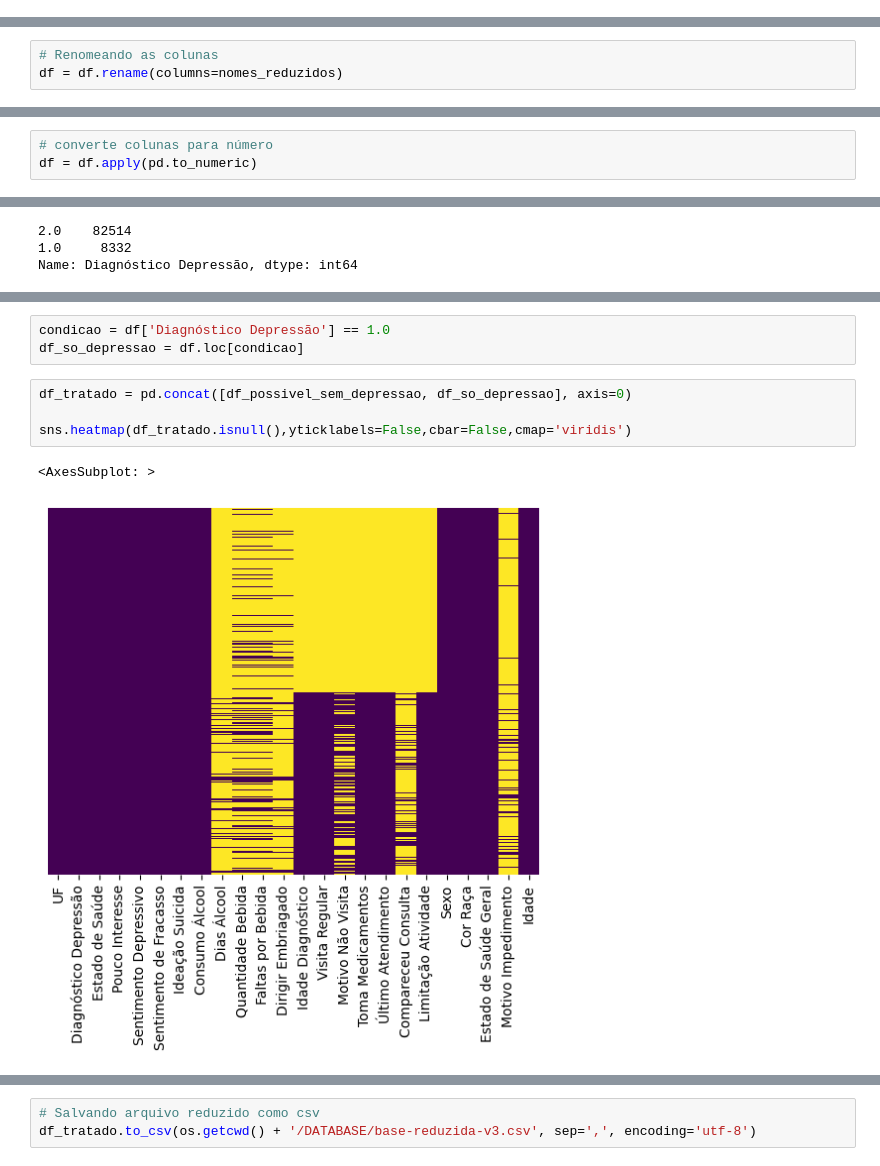
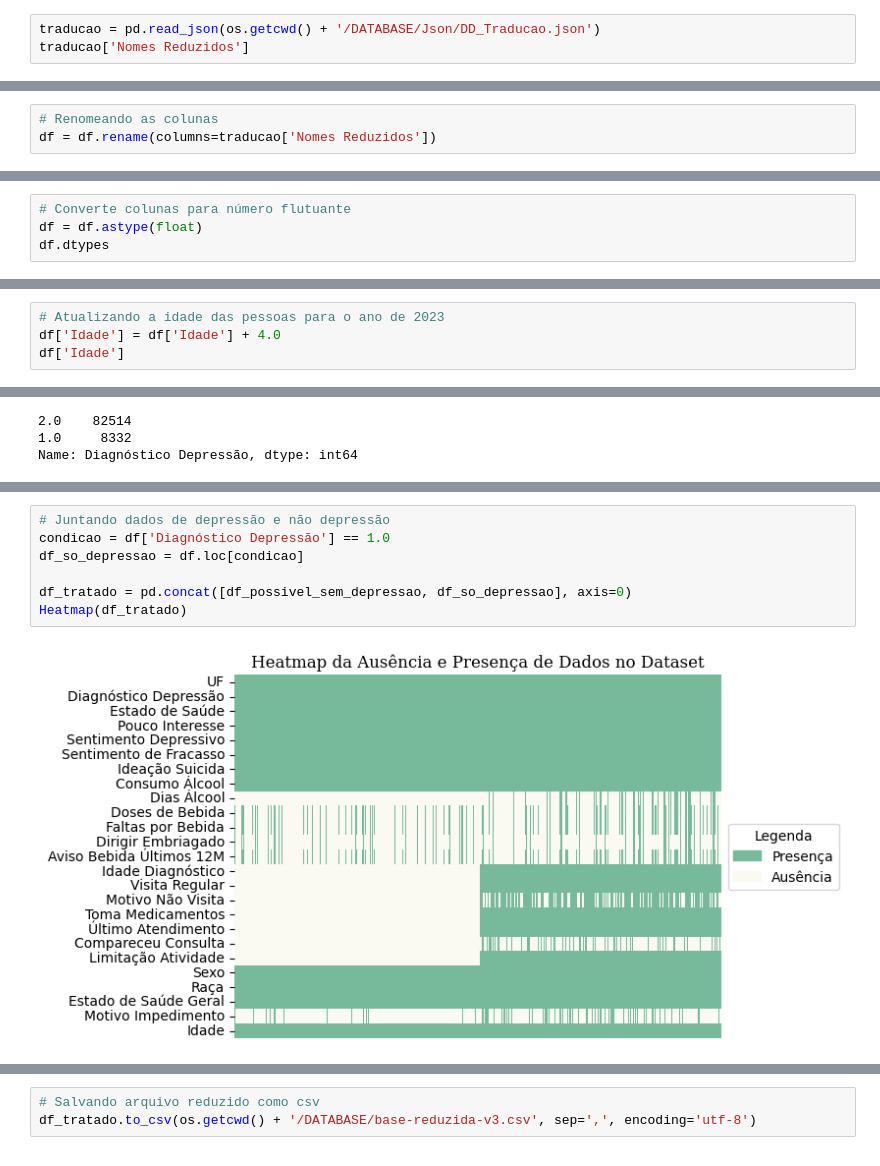
Before and after one commit to Pabloprado-png/TCC-Depressao, a Jupyter notebook: Tratamento e Redução da base V2.ipynb, the cells around one changed output, grey strips where cells are left out. Cells and saved outputs as stored; diff of their text form.

```diff
--- a/Tratamento e Redução da base V2.ipynb
+++ b/Tratamento e Redução da base V2.ipynb
@@ -93,0 +63,3 @@ nomes_reduzidos = {
+# %%
+traducao = pd.read_json(os.getcwd() + '/DATABASE/Json/DD_Traducao.json')
+traducao['Nomes Reduzidos']
@@ -94,4 +84,4 @@ nomes_reduzidos = {
 # %%
 # Renomeando as colunas
-df = df.rename(columns=nomes_reduzidos)
+df = df.rename(columns=traducao['Nomes Reduzidos'])
 # %%
@@ -103,3 +122,4 @@ sns.heatmap(df.isnull(),yticklabels=False,cbar=False,cmap='viridis')
 # %%
-# converte colunas para número
-df = df.apply(pd.to_numeric)
+# Converte colunas para número flutuante
+df = df.astype(float)
+df.dtypes
@@ -109,0 +144,4 @@ df.shape
+# %%
+# Atualizando a idade das pessoas para o ano de 2023
+df['Idade'] = df['Idade'] + 4.0
+df['Idade']
@@ -154,10 +193,9 @@ df_possivel_sem_depressao.shape
-# %%
-condicao = df['Diagnóstico Depressão'] == 1.0
-df_so_depressao = df.loc[condicao]
 # %%
+# Juntando dados de depressão e não depressão
+condicao = df['Diagnóstico Depressão'] == 1.0
+df_so_depressao = df.loc[condicao]
+
 df_tratado = pd.concat([df_possivel_sem_depressao, df_so_depressao], axis=0)
-
-sns.heatmap(df_tratado.isnull(),yticklabels=False,cbar=False,cmap='viridis')
+Heatmap(df_tratado)
 # %% [output]
-<AxesSubplot: >
-[figure, old version]
+[figure, new version]
```
Also changed, not shown: parts of 15 cells of this notebook, 2 other files.
